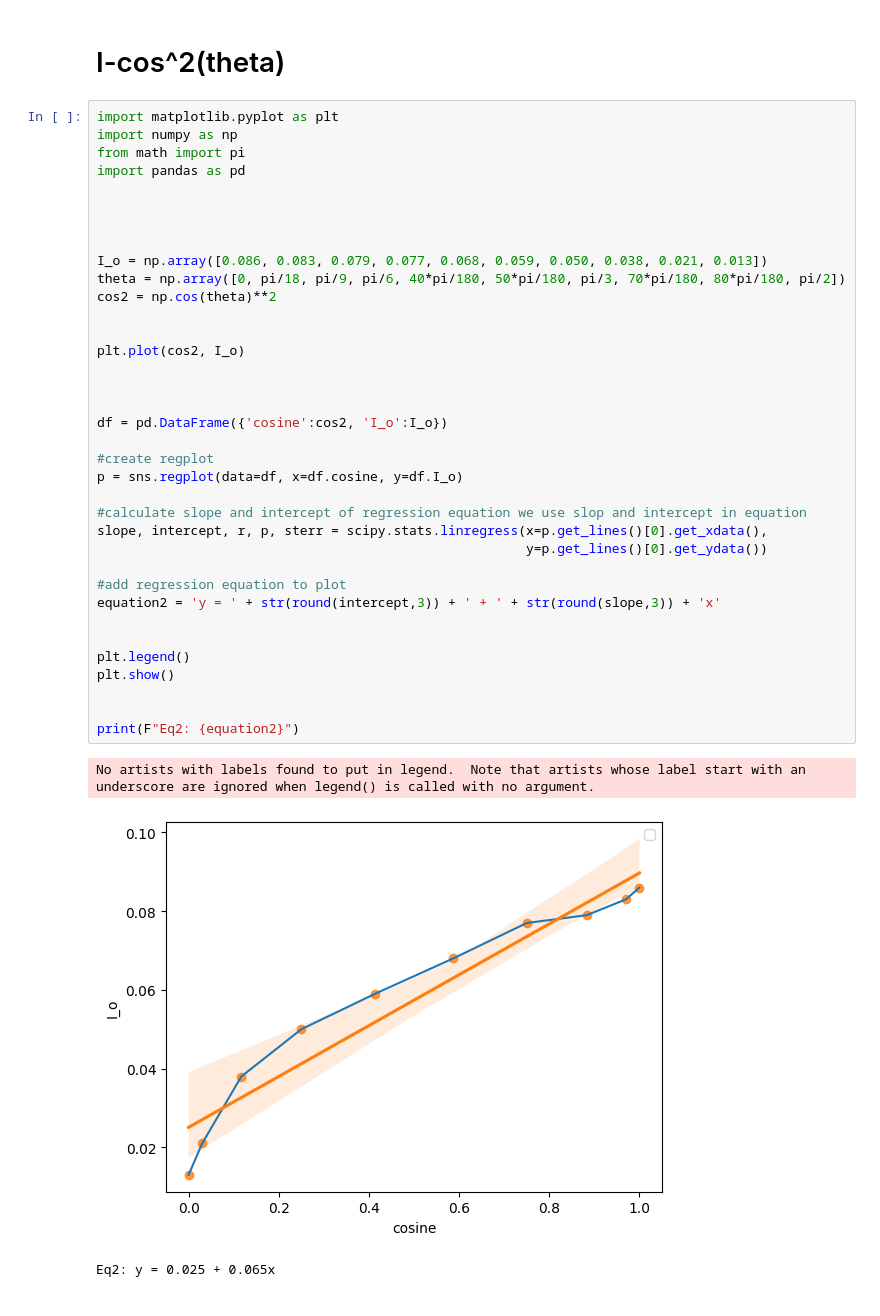
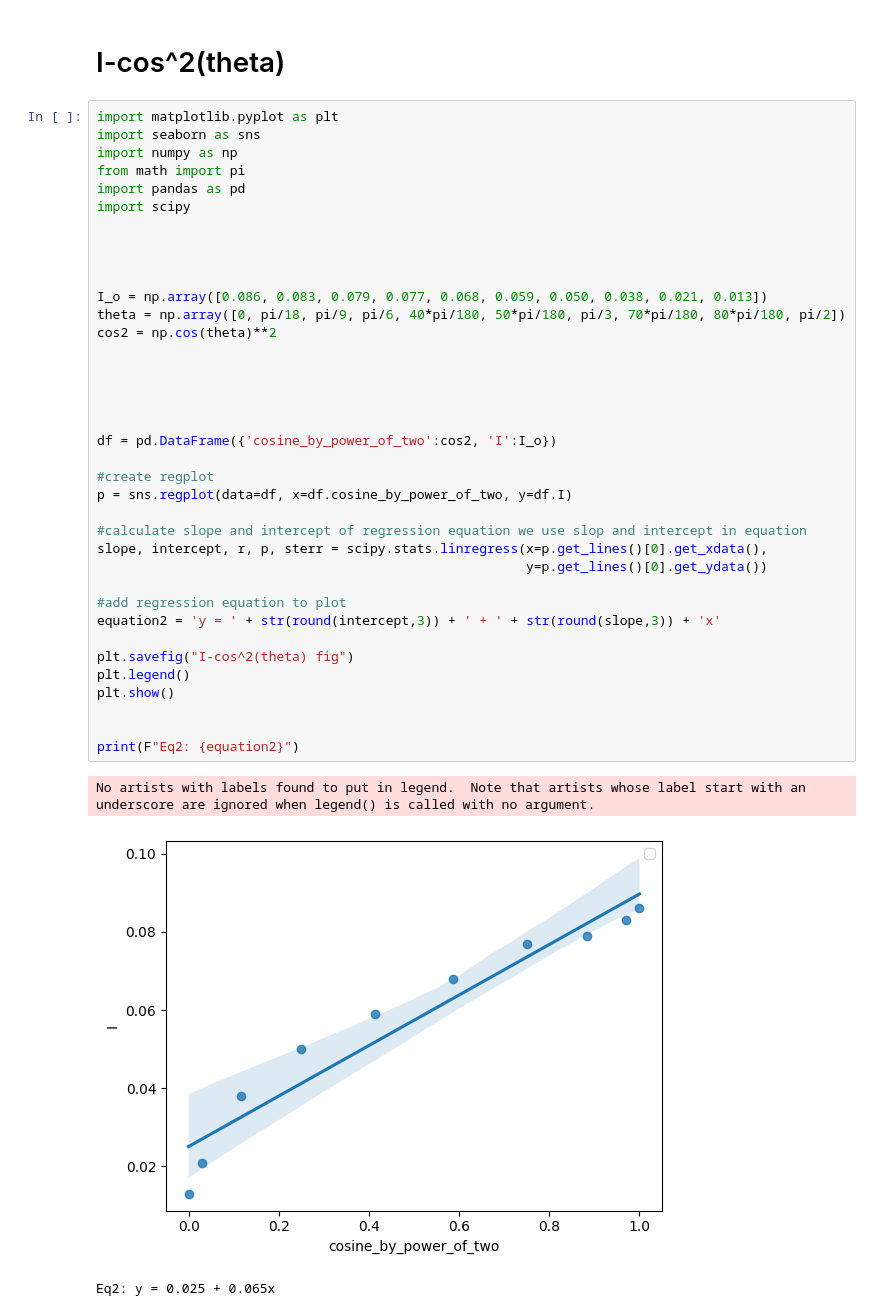
Before and after one commit to saeedshiranii/Solide-State-1-Lab, a Jupyter notebook: Semiconductors_Solar_Battery/chart_python.ipynb, the cells around one changed output. Saved outputs shown, nothing was run; the diff lists cells and outputs as text.

```diff
--- a/Semiconductors_Solar_Battery/chart_python.ipynb
+++ b/Semiconductors_Solar_Battery/chart_python.ipynb
@@ -206,41 +219,42 @@ seventh degree Eq:             7            6           5          4          3
 # I-cos^2(theta)
 # %%
 import matplotlib.pyplot as plt
+import seaborn as sns
 import numpy as np
 from math import pi
 import pandas as pd
+import scipy
 
 
 
 
 I_o = np.array([0.086, 0.083, 0.079, 0.077, 0.068, 0.059, 0.050, 0.038, 0.021, 0.013])
 theta = np.array([0, pi/18, pi/9, pi/6, 40*pi/180, 50*pi/180, pi/3, 70*pi/180, 80*pi/180, pi/2])
 cos2 = np.cos(theta)**2
 
 
-plt.plot(cos2, I_o)
 
 
 
-df = pd.DataFrame({'cosine':cos2, 'I_o':I_o})
+df = pd.DataFrame({'cosine_by_power_of_two':cos2, 'I':I_o})
 
 #create regplot
-p = sns.regplot(data=df, x=df.cosine, y=df.I_o)
+p = sns.regplot(data=df, x=df.cosine_by_power_of_two, y=df.I)
 
 #calculate slope and intercept of regression equation we use slop and intercept in equation
 slope, intercept, r, p, sterr = scipy.stats.linregress(x=p.get_lines()[0].get_xdata(),
                                                        y=p.get_lines()[0].get_ydata())
 
 #add regression equation to plot
 equation2 = 'y = ' + str(round(intercept,3)) + ' + ' + str(round(slope,3)) + 'x'
 
-
+plt.savefig("I-cos^2(theta) fig")
 plt.legend()
 plt.show()
 
 
 print(F"Eq2: {equation2}")
 # %% [output]
 No artists with labels found to put in legend.  Note that artists whose label start with an underscore are ignored when legend() is called with no argument.
-[figure, old version]
+[figure, new version]
 Eq2: y = 0.025 + 0.065x
```
Also changed, not shown: parts of 6 cells of this notebook, 12 other files.
